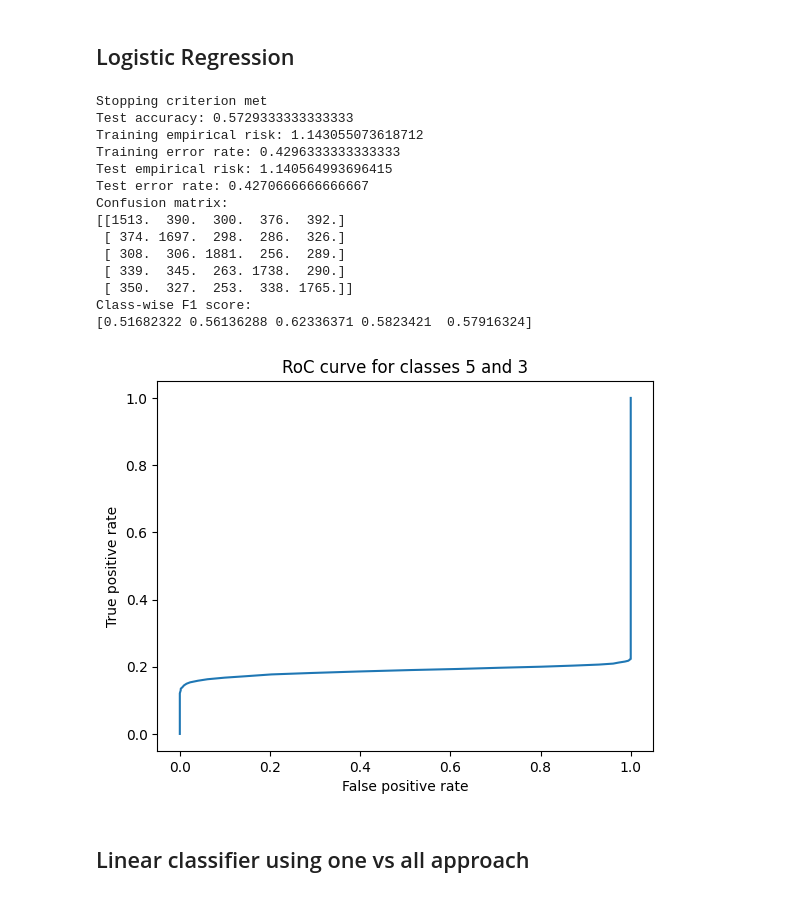
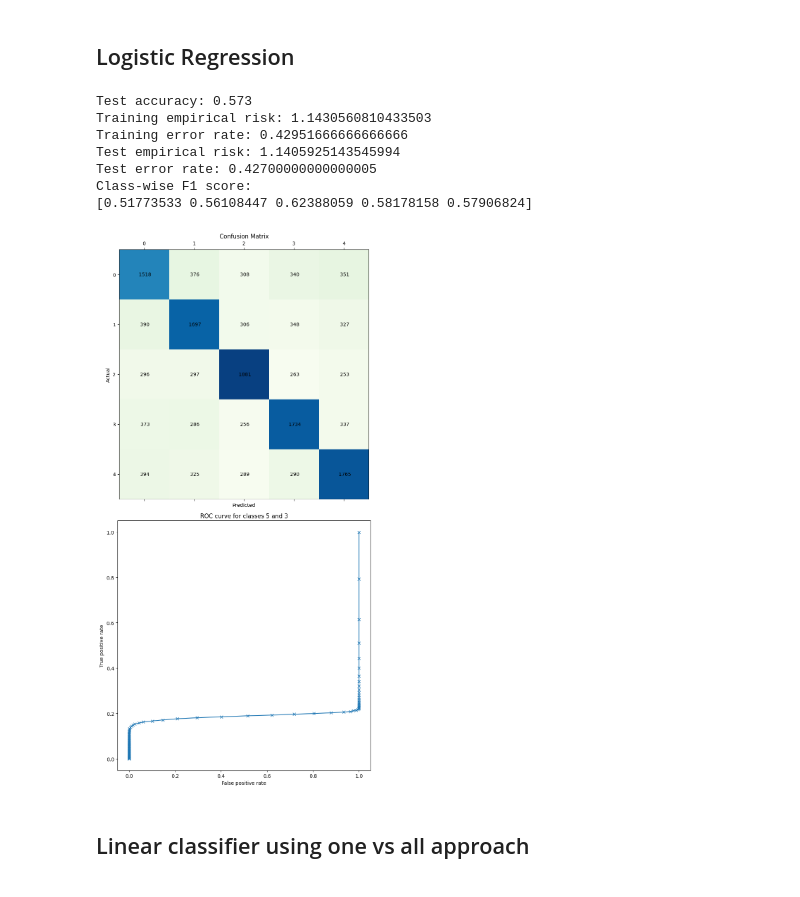
Before and after one commit to lokesh1197/PRNN-2023, a Jupyter notebook: solution.ipynb, the cells around one changed output. Cells and saved outputs as stored; diff of their text form; code cells hidden in the pictures.

```diff
--- a/solution.ipynb
+++ b/solution.ipynb
@@ -473,6 +505,6 @@ for row in p3["train"]:
 # classStats = [np.array(data) for data in classStats]
 for i in range(len(classStats)):
     data = np.array(classStats[i])
-    classStats[i] = { "mean": np.mean(data, axis=0), "cov": np.cov(data.T), "prior": data.shape[0] }
+    classStats[i] = { "mean": np.mean(data, axis=0), "cov": np.cov(data.T), "prior": data.shape[0], "data": data }
 # %%
 def splitData(data):
@@ -512,8 +583,8 @@ F1 Score                :  [0.27855224 0.05824259 0.22509225 0.01099256 0.251391
 # %% [markdown]
 ## Logistic Regression
 # %%
-train_data = np.genfromtxt("data/p3_train.csv", delimiter=',')
-test_data = np.genfromtxt("data/p3_test.csv", delimiter=',')
+train_data = p3["train"]
+test_data = p3["test"]
 
 # Split data into features and labels
 X_train = train_data[:, :-1]
@@ -610,8 +681,8 @@ for i in range(len(y_test_orig)):
     true_class = int(y_test_orig[i] - 1)
     predicted_class = int(y_pred[i] - 1)
     confusion_matrix[true_class, predicted_class] += 1
-print('Confusion matrix:')
-print(confusion_matrix)
+# print('Confusion matrix:')
+# print(confusion_matrix)
 
 
 num_classes = len(np.unique(y_test_orig))
@@ -626,53 +697,55 @@ for i in range(num_classes):
 print('Class-wise F1 score:')
 print(f1_scores)
 
 from matplotlib import pyplot as plt
 
 # Choose two classes
 class_1 = 5
 class_2 = 3
 
 # Get predicted probabilities for the two classes
 y_class_1 = y_pred == class_1
 y_class_2 = y_pred == class_2
 y_prob_1 = softmax(z)[:, class_1 - 1]
 y_prob_2 = softmax(z)[:, class_2 - 1]
 
 # Compute true positive rate and false positive rate
 num_thresholds = 100
 tpr = np.zeros(num_thresholds)
 fpr = np.zeros(num_thresholds)
 for i in range(num_thresholds):
     threshold = i / (num_thresholds - 1)
     tp = np.sum((y_prob_1 >= threshold) & (y_class_1 == True))
     fp = np.sum((y_prob_1 >= threshold) & (y_class_1 == False))
     tn = np.sum((y_prob_2 < threshold) & (y_class_2 == True))
     fn = np.sum((y_prob_2 < threshold) & (y_class_2 == False))
     tpr[i] = tp / (tp + fn + 1e-8)
     fpr[i] = fp / (fp + tn + 1e-8)
 
-# Plot RoC curve
-plt.plot(fpr, tpr)
-plt.xlabel('False positive rate')
-plt.ylabel('True positive rate')
-plt.title('RoC curve for classes {} and {}'.format(class_1, class_2))
-plt.show()
+# Plot RoC curve and confusion matrix
+fig, ax = plt.subplots(2, 1, figsize=(8, 16))
+ax[0].matshow(confusion_matrix, cmap='GnBu')
+ax[0].set_xlabel("Predicted")
+ax[0].set_ylabel("Actual")
+ax[0].set_title("Confusion Matrix")
+for (x, y), value in np.ndenumerate(confusion_matrix):
+    ax[0].text(x, y, f"{value: .0f}", va="center", ha="center")
+
+ax[1].plot(fpr, tpr, marker='x')
+ax[1].set_xlabel("False positive rate")
+ax[1].set_ylabel("True positive rate")
+ax[1].set_title("ROC curve for classes {} and {}".format(class_1, class_2))
+
+fig.tight_layout()
 # %% [output]
-Stopping criterion met
-Test accuracy: 0.5729333333333333
-Training empirical risk: 1.143055073618712
-Training error rate: 0.4296333333333333
-Test empirical risk: 1.140564993696415
-Test error rate: 0.4270666666666667
-Confusion matrix:
-[[1513.  390.  300.  376.  392.]
- [ 374. 1697.  298.  286.  326.]
- [ 308.  306. 1881.  256.  289.]
- [ 339.  345.  263. 1738.  290.]
- [ 350.  327.  253.  338. 1765.]]
+Test accuracy: 0.573
+Training empirical risk: 1.1430560810433503
+Training error rate: 0.42951666666666666
+Test empirical risk: 1.1405925143545994
+Test error rate: 0.42700000000000005
 Class-wise F1 score:
-[0.51682322 0.56136288 0.62336371 0.5823421  0.57916324]
+[0.51773533 0.56108447 0.62388059 0.58178158 0.57906824]
-[figure, old version]
+[figure, new version]
 # %% [markdown]
 ## Linear classifier using one vs all approach
 # %%
```
Also changed, not shown: parts of 84 cells of this notebook, 1 other file.
